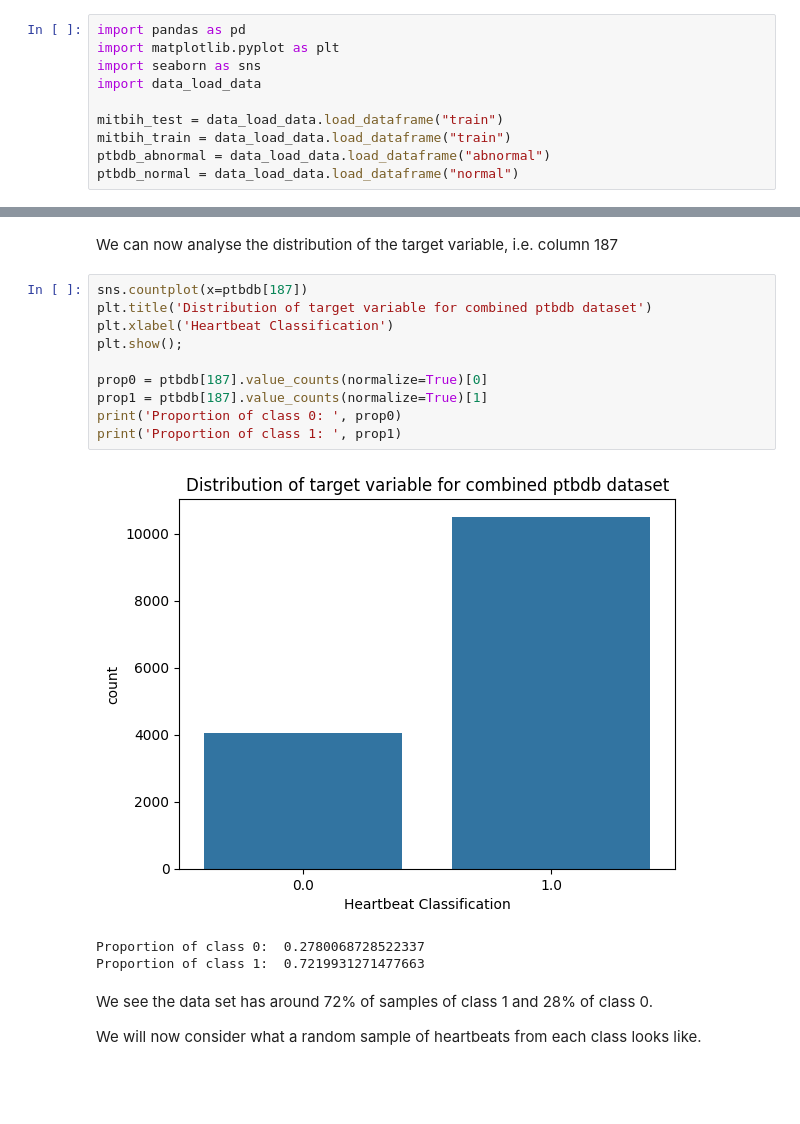
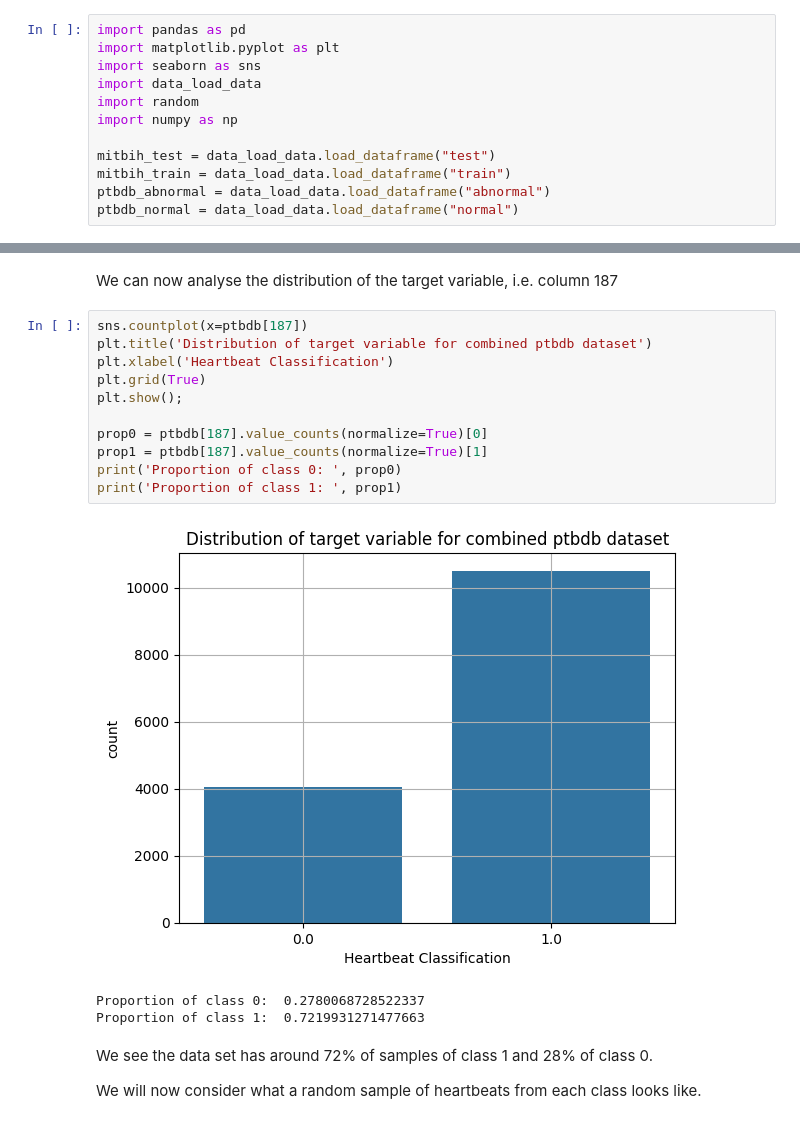
Before and after one commit to Zermatzor/DS_HeartBeat_Project, a Jupyter notebook: src/ptbdb_analysis_notebook.ipynb, the cells around one changed output, grey strips where cells are left out. Saved outputs shown, nothing was run; the diff lists cells and outputs as text; blank space fills up the shorter version.

```diff
--- a/src/ptbdb_analysis_notebook.ipynb
+++ b/src/ptbdb_analysis_notebook.ipynb
@@ -3,8 +3,10 @@ import pandas as pd
 import matplotlib.pyplot as plt
 import seaborn as sns
 import data_load_data
+import random
+import numpy as np
 
-mitbih_test = data_load_data.load_dataframe("train")
+mitbih_test = data_load_data.load_dataframe("test")
 mitbih_train = data_load_data.load_dataframe("train")
 ptbdb_abnormal = data_load_data.load_dataframe("abnormal")
 ptbdb_normal = data_load_data.load_dataframe("normal")
@@ -65,15 +67,16 @@ We can now analyse the distribution of the target variable, i.e. column 187
 # %%
 sns.countplot(x=ptbdb[187])
 plt.title('Distribution of target variable for combined ptbdb dataset')
 plt.xlabel('Heartbeat Classification')
+plt.grid(True)
 plt.show();
 
 prop0 = ptbdb[187].value_counts(normalize=True)[0]
 prop1 = ptbdb[187].value_counts(normalize=True)[1]
 print('Proportion of class 0: ', prop0)
 print('Proportion of class 1: ', prop1)
 # %% [output]
-[figure, old version]
+[figure, new version]
 Proportion of class 0:  0.2780068728522337
 Proportion of class 1:  0.7219931271477663
 # %% [markdown]
```
Also changed, not shown: parts of 6 cells of this notebook.
